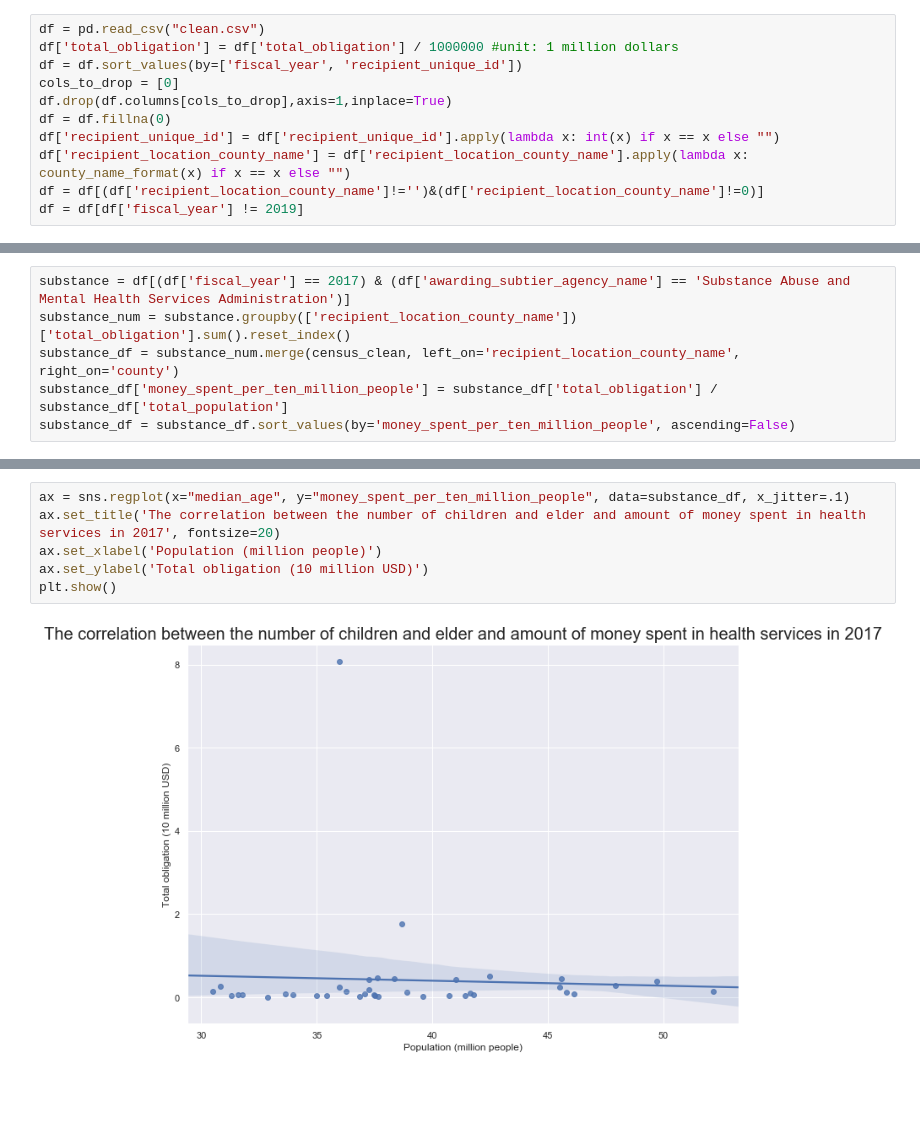
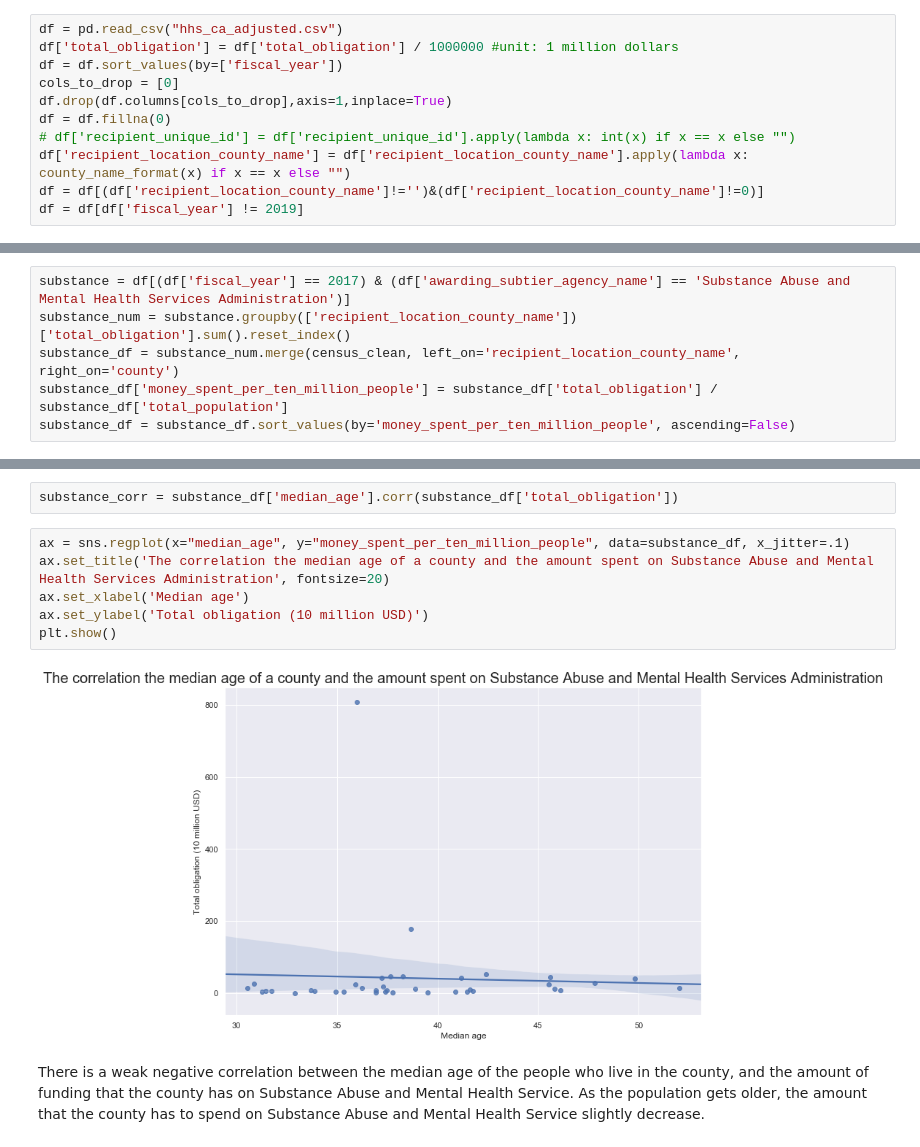
Before and after one commit to davis-io/project, a Jupyter notebook: Report.ipynb, the cells around one changed output, grey strips where cells are left out. Saved outputs shown, nothing was run; the diff lists cells and outputs as text; blank space fills up the shorter version.

```diff
--- a/Report.ipynb
+++ b/Report.ipynb
@@ -94,13 +88,13 @@ def county_name_format(name):
         pass
     return(final_name)
 # %%
-df = pd.read_csv("clean.csv")
+df = pd.read_csv("hhs_ca_adjusted.csv")
 df['total_obligation'] = df['total_obligation'] / 1000000 #unit: 1 million dollars
-df = df.sort_values(by=['fiscal_year', 'recipient_unique_id'])
+df = df.sort_values(by=['fiscal_year'])
 cols_to_drop = [0]
 df.drop(df.columns[cols_to_drop],axis=1,inplace=True)
 df = df.fillna(0)
-df['recipient_unique_id'] = df['recipient_unique_id'].apply(lambda x: int(x) if x == x else "")
+# df['recipient_unique_id'] = df['recipient_unique_id'].apply(lambda x: int(x) if x == x else "")
 df['recipient_location_county_name'] = df['recipient_location_county_name'].apply(lambda x: county_name_format(x) if x == x else "")
 df = df[(df['recipient_location_county_name']!='')&(df['recipient_location_county_name']!=0)]
 df = df[df['fiscal_year'] != 2019]
@@ -427,8 +413,12 @@ substance_df
+# %%
+substance_corr = substance_df['median_age'].corr(substance_df['total_obligation'])
 # %%
 ax = sns.regplot(x="median_age", y="money_spent_per_ten_million_people", data=substance_df, x_jitter=.1)
-ax.set_title('The correlation between the number of children and elder and amount of money spent in health services in 2017', fontsize=20)
-ax.set_xlabel('Population (million people)')
+ax.set_title('The correlation the median age of a county and the amount spent on Substance Abuse and Mental Health Services Administration', fontsize=20)
+ax.set_xlabel('Median age')
 ax.set_ylabel('Total obligation (10 million USD)')
 plt.show()
 # %% [output]
-[figure, old version]
+[figure, new version]
+# %% [markdown]
+There is a weak negative correlation between the median age of the people who live in the county, and the amount of funding that the county has on Substance Abuse and Mental Health Service. As the population gets older, the amount that the county has to spend on Substance Abuse and Mental Health Service slightly decrease.
```
Also changed, not shown: parts of 18 cells of this notebook, 1 other file.
